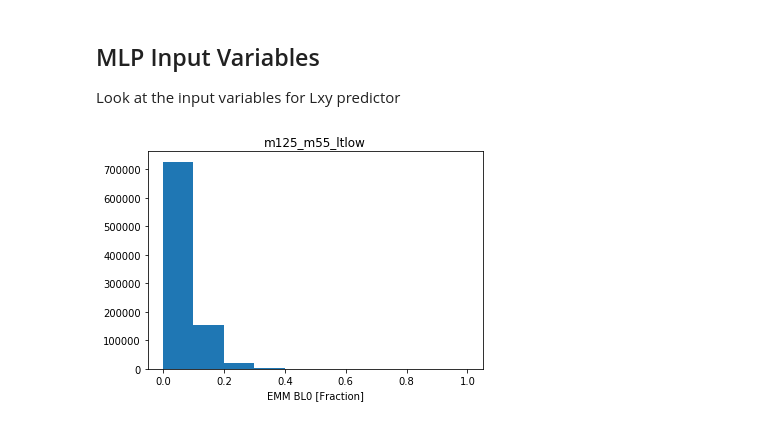
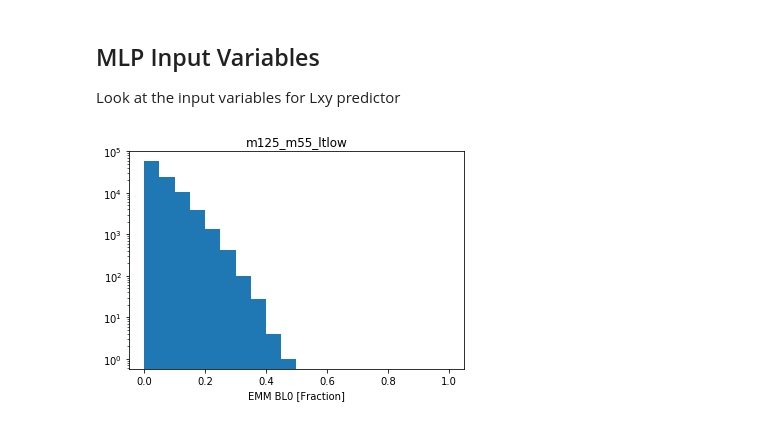
Before and after one commit to gordonwatts/calratio-perjet-training, a Jupyter notebook: notebooks/Input Variable Plots.ipynb, the cells around one changed output. Saved outputs shown, nothing was run; the diff lists cells and outputs as text; code cells hidden in the pictures.

```diff
--- a/notebooks/Input Variable Plots.ipynb
+++ b/notebooks/Input Variable Plots.ipynb
@@ -27,6 +27,6 @@ def get_all_files(wildcard):
 # %%
 %time
 df = EventDataset(get_all_files(local_files))
-m125_m55_ltlow = fetch_perjet_data(df, "test_2")
+m125_m55_ltlow = fetch_perjet_data(df, "m125_m55_ltlow")
 # %% [output]
 Wall time: 0 ns
@@ -105,8 +129,9 @@ _ = plt.xlabel('$L_z$ [GeV]')
 
 Look at the input variables for Lxy predictor
 # %%
-plt.hist(m125_m55_ltlow.EMM_BL0, range=(0.0,1.0))
+plt.hist(m125_m55_ltlow.EMM_BL0, range=(0.0,1.0), bins=20)
 plt.title('m125_m55_ltlow')
+plt.yscale('log')
 _ = plt.xlabel('EMM BL0 [Fraction]')
 # %% [output]
-[figure, old version]
+[figure, new version]
```
Also changed, not shown: parts of 10 cells of this notebook, 1 other file.
